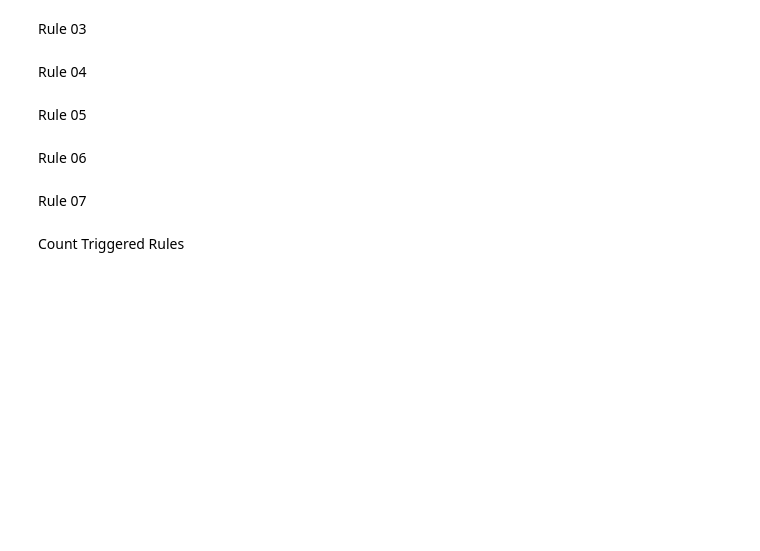
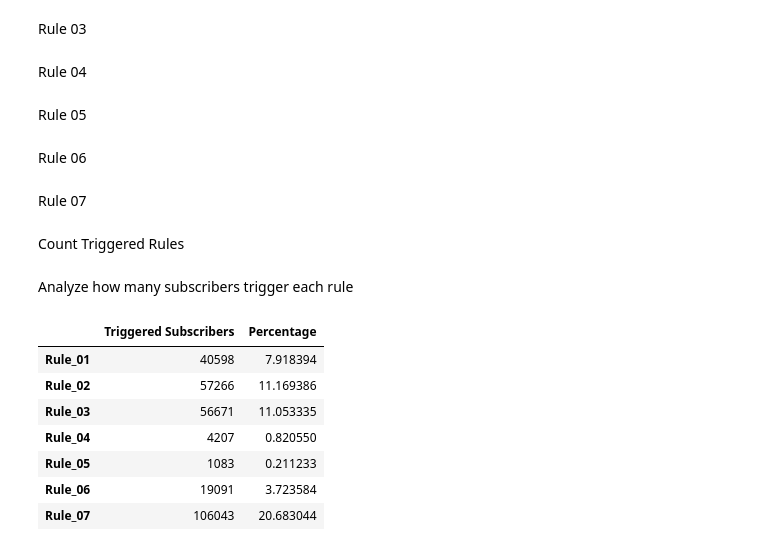
Before and after one commit to Sarasii22/Broadband-Fraud-Management-System, a Jupyter notebook: Rules.ipynb, the cells around one changed output. Drawn from its saved outputs; the diff is of its cells as text; code cells hidden in the pictures; blank space fills up the shorter version.

```diff
--- a/Rules.ipynb
+++ b/Rules.ipynb
@@ -250,3 +235,25 @@ rule_columns = [
 subscriber_profile["rule_count"] = subscriber_profile[
     rule_columns
 ].sum(axis=1)
+# %% [markdown]
+Analyze how many subscribers trigger each rule
+# %%
+rule_summary = pd.DataFrame({
+    "Triggered Subscribers": subscriber_profile[rule_columns].sum()
+})
+
+rule_summary["Percentage"] = (
+    rule_summary["Triggered Subscribers"] /
+    len(subscriber_profile)
+) * 100
+
+rule_summary
+# %% [output]
+|  | Triggered Subscribers | Percentage |
+| Rule_01 | 40598 | 7.918394 |
+| Rule_02 | 57266 | 11.169386 |
+| Rule_03 | 56671 | 11.053335 |
+| Rule_04 | 4207 | 0.820550 |
+| Rule_05 | 1083 | 0.211233 |
+| Rule_06 | 19091 | 3.723584 |
+| Rule_07 | 106043 | 20.683044 |
```
Also changed, not shown: parts of 6 cells of this notebook.
